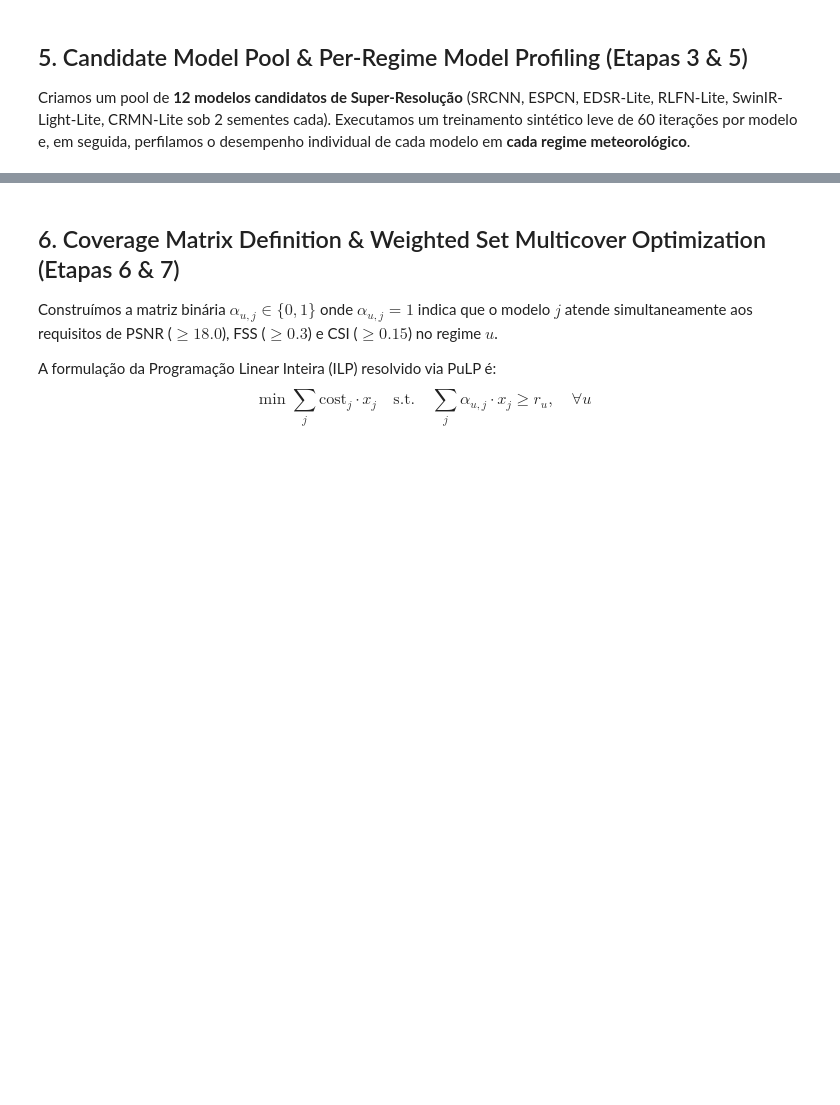
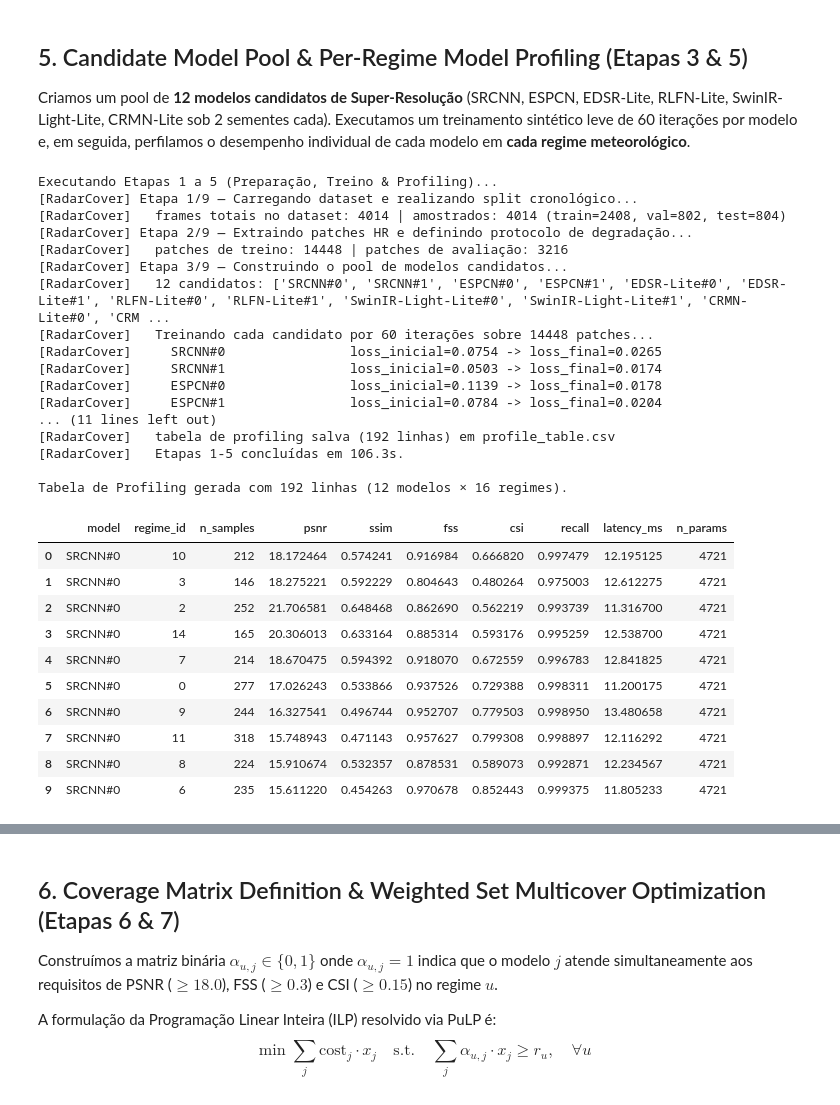
Before and after one commit to mmcavalcante/mestrado, a Jupyter notebook: Artigo - VISAPP2027/files4/radarcover_pipeline/exploracao_dados_radarcover.ipynb, the cells around one changed output, grey strips where cells are left out. Cells and saved outputs as stored; diff of their text form; code cells hidden in the pictures; blank space fills up the shorter version.

```diff
--- a/Artigo - VISAPP2027/files4/radarcover_pipeline/exploracao_dados_radarcover.ipynb
+++ b/Artigo - VISAPP2027/files4/radarcover_pipeline/exploracao_dados_radarcover.ipynb
@@ -232,33 +282,62 @@ Executamos um treinamento sintético leve de 60 iterações por modelo e, em seg
 # %%
 from pipeline import prepare_pipeline
 
 cfg = {
     "images_dir": dataset_dir,
     "output_dir": "outputs",
     "seed": 42,
-    "n_frames": 90,
+    "n_frames": 4014,
     "patch_size": 64,
     "scale": 2,
     "blur_sigma": 1.0,
     "noise_std": 0.02,
     "patches_per_frame_train": 6,
     "patches_per_frame_eval": 4,
     "seeds": [0, 1],
     "train_iters": 60,
     "lr_rate": 0.003,
     "n_regimes": 16,
     "psnr_thresh": 18.0,
     "fss_thresh": 0.3,
     "csi_thresh": 0.15,
     "max_models": 5
 }
 
 print("Executando Etapas 1 a 5 (Preparação, Treino & Profiling)...")
 prep = prepare_pipeline(cfg)
 prof_df = prep["prof_df"]
 
 print(f"\nTabela de Profiling gerada com {len(prof_df)} linhas (12 modelos × {len(prep['regime_ids'])} regimes).")
 display(prof_df.head(10))
+# %% [output]
+Executando Etapas 1 a 5 (Preparação, Treino & Profiling)...
+[RadarCover] Etapa 1/9 — Carregando dataset e realizando split cronológico...
+[RadarCover]   frames totais no dataset: 4014 | amostrados: 4014 (train=2408, val=802, test=804)
+[RadarCover] Etapa 2/9 — Extraindo patches HR e definindo protocolo de degradação...
+[RadarCover]   patches de treino: 14448 | patches de avaliação: 3216
+[RadarCover] Etapa 3/9 — Construindo o pool de modelos candidatos...
+[RadarCover]   12 candidatos: ['SRCNN#0', 'SRCNN#1', 'ESPCN#0', 'ESPCN#1', 'EDSR-Lite#0', 'EDSR-Lite#1', 'RLFN-Lite#0', 'RLFN-Lite#1', 'SwinIR-Light-Lite#0', 'SwinIR-Light-Lite#1', 'CRMN-Lite#0', 'CRM ...
+[RadarCover]   Treinando cada candidato por 60 iterações sobre 14448 patches...
+[RadarCover]     SRCNN#0                loss_inicial=0.0754 -> loss_final=0.0265
+[RadarCover]     SRCNN#1                loss_inicial=0.0503 -> loss_final=0.0174
+[RadarCover]     ESPCN#0                loss_inicial=0.1139 -> loss_final=0.0178
+[RadarCover]     ESPCN#1                loss_inicial=0.0784 -> loss_final=0.0204
+... (11 lines left out)
+[RadarCover]   tabela de profiling salva (192 linhas) em profile_table.csv
+[RadarCover]   Etapas 1-5 concluídas em 106.3s.
+
+Tabela de Profiling gerada com 192 linhas (12 modelos × 16 regimes).
+|  | model | regime_id | n_samples | psnr | ssim | fss | csi | recall | latency_ms | n_params |
+| 0 | SRCNN#0 | 10 | 212 | 18.172464 | 0.574241 | 0.916984 | 0.666820 | 0.997479 | 12.195125 | 4721 |
+| 1 | SRCNN#0 | 3 | 146 | 18.275221 | 0.592229 | 0.804643 | 0.480264 | 0.975003 | 12.612275 | 4721 |
+| 2 | SRCNN#0 | 2 | 252 | 21.706581 | 0.648468 | 0.862690 | 0.562219 | 0.993739 | 11.316700 | 4721 |
+| 3 | SRCNN#0 | 14 | 165 | 20.306013 | 0.633164 | 0.885314 | 0.593176 | 0.995259 | 12.538700 | 4721 |
+| 4 | SRCNN#0 | 7 | 214 | 18.670475 | 0.594392 | 0.918070 | 0.672559 | 0.996783 | 12.841825 | 4721 |
+| 5 | SRCNN#0 | 0 | 277 | 17.026243 | 0.533866 | 0.937526 | 0.729388 | 0.998311 | 11.200175 | 4721 |
+| 6 | SRCNN#0 | 9 | 244 | 16.327541 | 0.496744 | 0.952707 | 0.779503 | 0.998950 | 13.480658 | 4721 |
+| 7 | SRCNN#0 | 11 | 318 | 15.748943 | 0.471143 | 0.957627 | 0.799308 | 0.998897 | 12.116292 | 4721 |
+| 8 | SRCNN#0 | 8 | 224 | 15.910674 | 0.532357 | 0.878531 | 0.589073 | 0.992871 | 12.234567 | 4721 |
+| 9 | SRCNN#0 | 6 | 235 | 15.611220 | 0.454263 | 0.970678 | 0.852443 | 0.999375 | 11.805233 | 4721 |
 # %%
 model_summary = prof_df.groupby("model").agg({
     "psnr": "mean",
```
Also changed, not shown: parts of 13 cells of this notebook, 2 other files.
